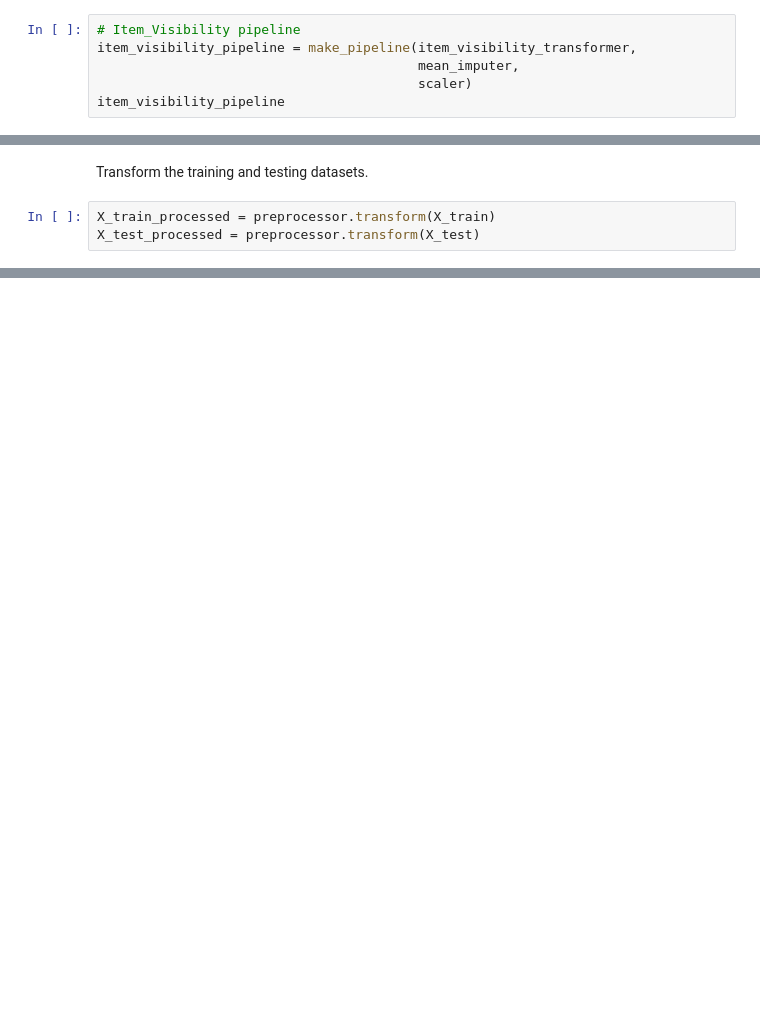
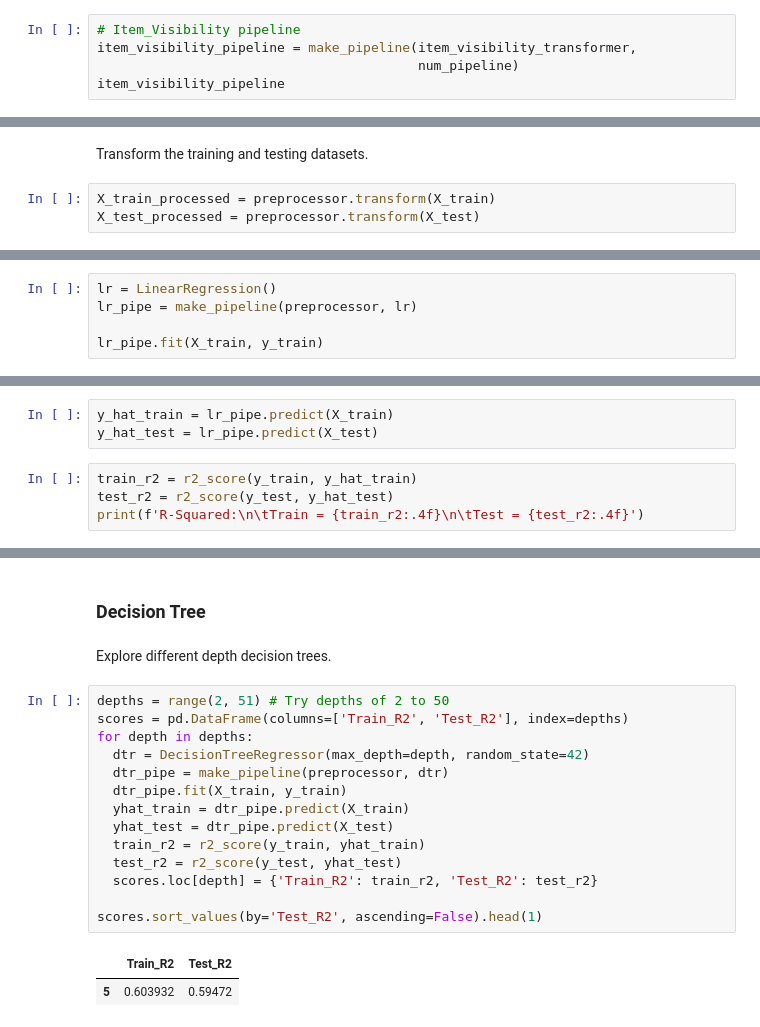
Before and after one commit to osluder/food-sales-predictions, a Jupyter notebook: sales_predictions.ipynb, the cells around one changed output, grey strips where cells are left out. Saved outputs shown, nothing was run; the diff lists cells and outputs as text; blank space fills up the shorter version.

```diff
--- a/sales_predictions.ipynb
+++ b/sales_predictions.ipynb
@@ -1203,8 +1114,7 @@ Pipeline(steps=[('itemfatcontenttransformer', ItemFatContentTransformer()),
 # %%
 # Item_Visibility pipeline
 item_visibility_pipeline = make_pipeline(item_visibility_transformer,
-                                         mean_imputer,
-                                         scaler)
+                                         num_pipeline)
 item_visibility_pipeline
 # %% [output]
 Pipeline(steps=[('itemvisibilitytransformer', ItemVisibilityTransformer()),
@@ -1336,0 +1252,5 @@ array([[ 0.        ,  1.        ,  0.        , ..., -0.71277507,
+# %%
+lr = LinearRegression()
+lr_pipe = make_pipeline(preprocessor, lr)
+
+lr_pipe.fit(X_train, y_train)
@@ -1336,0 +1275,7 @@ array([[ 0.        ,  1.        ,  0.        , ..., -0.71277507,
+# %%
+y_hat_train = lr_pipe.predict(X_train)
+y_hat_test = lr_pipe.predict(X_test)
+# %%
+train_r2 = r2_score(y_train, y_hat_train)
+test_r2 = r2_score(y_test, y_hat_test)
+print(f'R-Squared:\n\tTrain = {train_r2:.4f}\n\tTest = {test_r2:.4f}')
@@ -1336,0 +1294,21 @@ array([[ 0.        ,  1.        ,  0.        , ..., -0.71277507,
+# %% [markdown]
+### Decision Tree
+# %% [markdown]
+Explore different depth decision trees.
+# %%
+depths = range(2, 51) # Try depths of 2 to 50
+scores = pd.DataFrame(columns=['Train_R2', 'Test_R2'], index=depths)
+for depth in depths:
+  dtr = DecisionTreeRegressor(max_depth=depth, random_state=42)
+  dtr_pipe = make_pipeline(preprocessor, dtr)
+  dtr_pipe.fit(X_train, y_train)
+  yhat_train = dtr_pipe.predict(X_train)
+  yhat_test = dtr_pipe.predict(X_test)
+  train_r2 = r2_score(y_train, yhat_train)
+  test_r2 = r2_score(y_test, yhat_test)
+  scores.loc[depth] = {'Train_R2': train_r2, 'Test_R2': test_r2}
+
+scores.sort_values(by='Test_R2', ascending=False).head(1)
+# %% [output]
+|  | Train_R2 | Test_R2 |
+| 5 | 0.603932 | 0.59472 |
```
Also changed, not shown: parts of 63 cells of this notebook.
